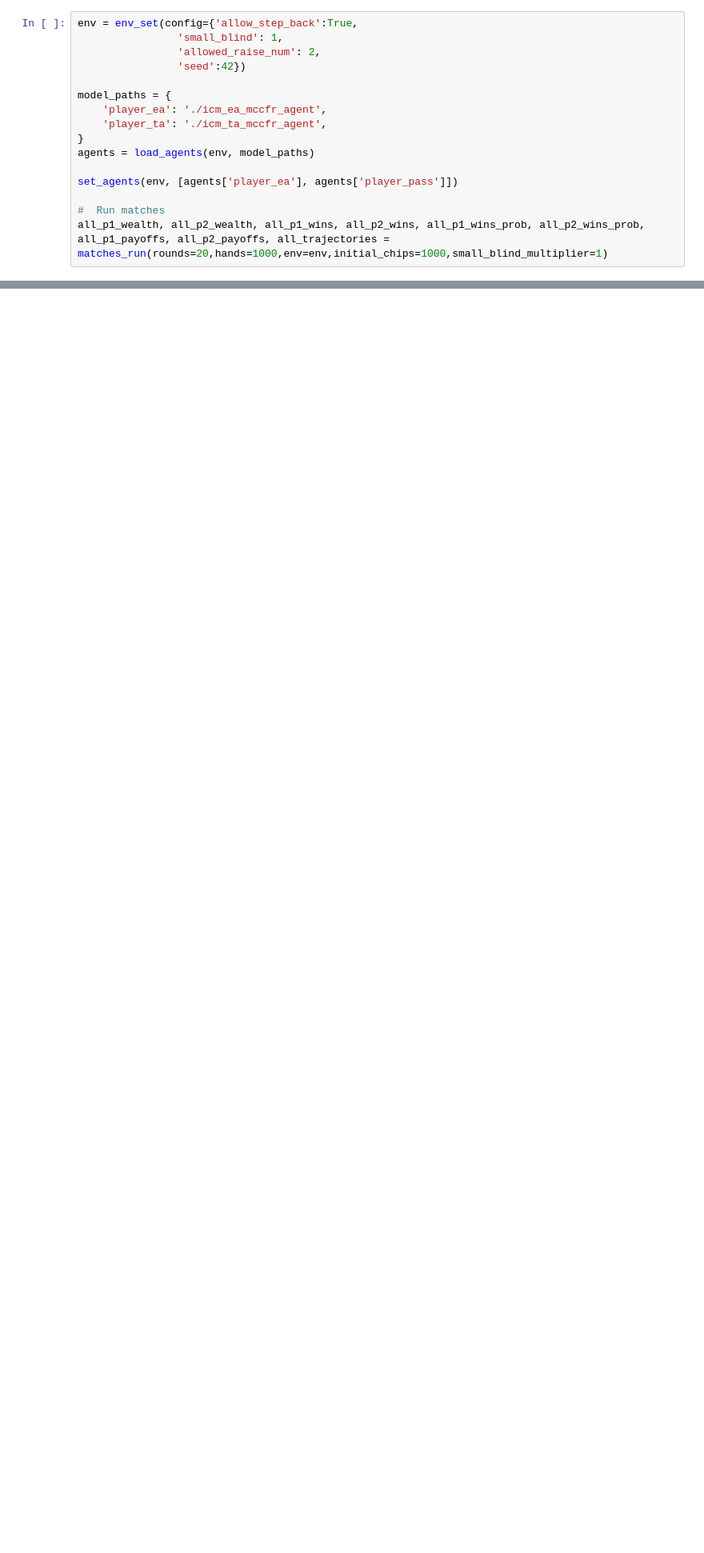
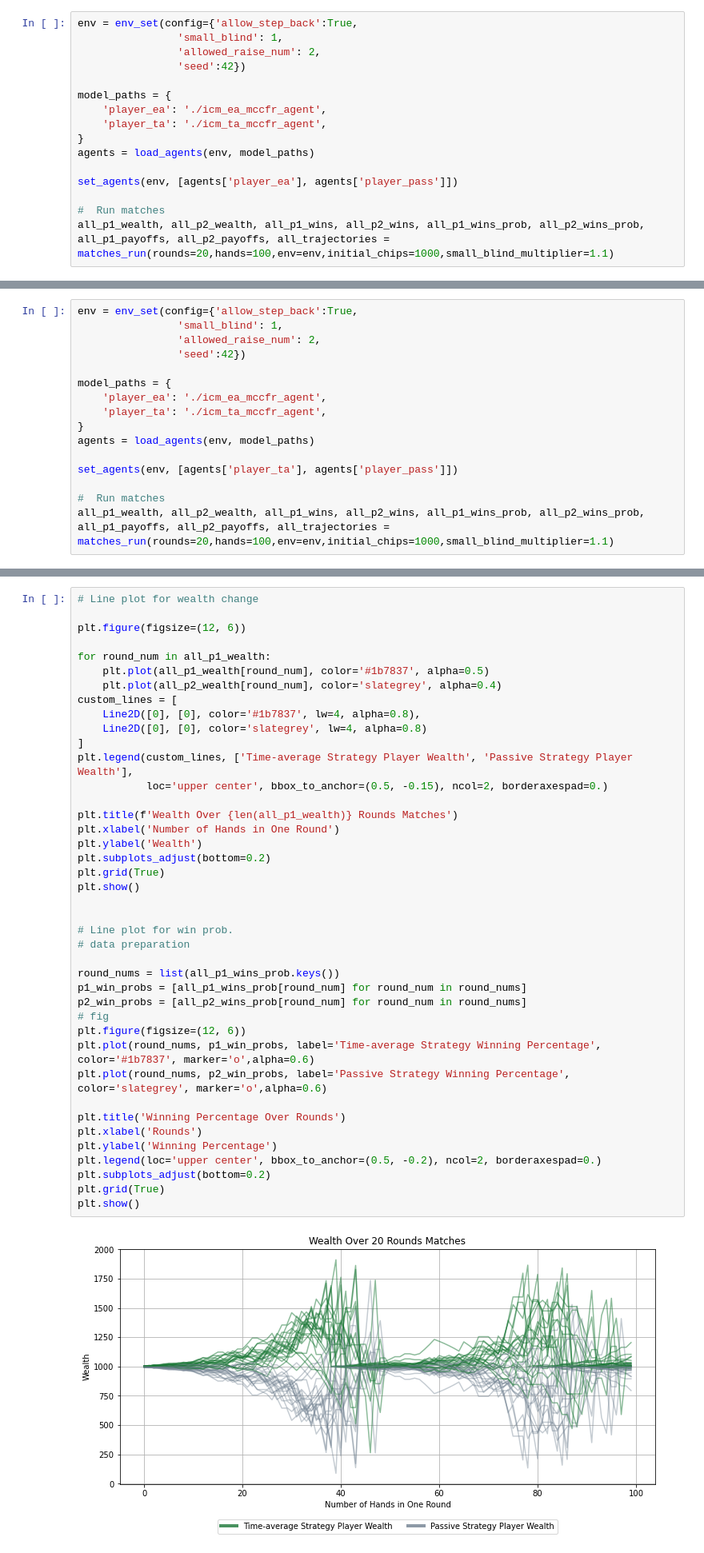
Before and after one commit to ysssishan/Ensemble_Optimal_GTO_Poker, a Jupyter notebook: ICM_Integrated/Matches_basic.ipynb, the cells around one changed output, grey strips where cells are left out. Shown at 80% size. Cells and saved outputs as stored; diff of their text form; blank space fills up the shorter version.

```diff
--- a/ICM_Integrated/Matches_basic.ipynb
+++ b/ICM_Integrated/Matches_basic.ipynb
@@ -369,7 +369,7 @@ agents = load_agents(env, model_paths)
 set_agents(env, [agents['player_ea'], agents['player_pass']])
 
 #  Run matches
-all_p1_wealth, all_p2_wealth, all_p1_wins, all_p2_wins, all_p1_wins_prob, all_p2_wins_prob, all_p1_payoffs, all_p2_payoffs, all_trajectories = matches_run(rounds=20,hands=1000,env=env,initial_chips=1000,small_blind_multiplier=1)
+all_p1_wealth, all_p2_wealth, all_p1_wins, all_p2_wins, all_p1_wins_prob, all_p2_wins_prob, all_p1_payoffs, all_p2_payoffs, all_trajectories = matches_run(rounds=20,hands=100,env=env,initial_chips=1000,small_blind_multiplier=1.1)
 # %% [output]
 >> Matches environment and game configures set.
 >> Agents loaded.
@@ -421,0 +422,16 @@ plt.show()
+# %%
+env = env_set(config={'allow_step_back':True,
+                'small_blind': 1,
+                'allowed_raise_num': 2,
+                'seed':42})
+
+model_paths = {
+    'player_ea': './icm_ea_mccfr_agent',
+    'player_ta': './icm_ta_mccfr_agent',
+}
+agents = load_agents(env, model_paths)
+
+set_agents(env, [agents['player_ta'], agents['player_pass']])
+
+#  Run matches
+all_p1_wealth, all_p2_wealth, all_p1_wins, all_p2_wins, all_p1_wins_prob, all_p2_wins_prob, all_p1_payoffs, all_p2_payoffs, all_trajectories = matches_run(rounds=20,hands=100,env=env,initial_chips=1000,small_blind_multiplier=1.1)
@@ -421,0 +443,43 @@ plt.show()
+# %%
+# Line plot for wealth change
+
+plt.figure(figsize=(12, 6))
+
+for round_num in all_p1_wealth:
+    plt.plot(all_p1_wealth[round_num], color='#1b7837', alpha=0.5)
+    plt.plot(all_p2_wealth[round_num], color='slategrey', alpha=0.4)
+custom_lines = [
+    Line2D([0], [0], color='#1b7837', lw=4, alpha=0.8),
+    Line2D([0], [0], color='slategrey', lw=4, alpha=0.8)
+]
+plt.legend(custom_lines, ['Time-average Strategy Player Wealth', 'Passive Strategy Player Wealth'],
+           loc='upper center', bbox_to_anchor=(0.5, -0.15), ncol=2, borderaxespad=0.)
+
+plt.title(f'Wealth Over {len(all_p1_wealth)} Rounds Matches')
+plt.xlabel('Number of Hands in One Round')
+plt.ylabel('Wealth')
+plt.subplots_adjust(bottom=0.2)
+plt.grid(True)
+plt.show()
+
+
+# Line plot for win prob.
+# data preparation
+
+round_nums = list(all_p1_wins_prob.keys())
+p1_win_probs = [all_p1_wins_prob[round_num] for round_num in round_nums]
+p2_win_probs = [all_p2_wins_prob[round_num] for round_num in round_nums]
+# fig
+plt.figure(figsize=(12, 6))
+plt.plot(round_nums, p1_win_probs, label='Time-average Strategy Winning Percentage', color='#1b7837', marker='o',alpha=0.6)
+plt.plot(round_nums, p2_win_probs, label='Passive Strategy Winning Percentage', color='slategrey', marker='o',alpha=0.6)
+
+plt.title('Winning Percentage Over Rounds')
+plt.xlabel('Rounds')
+plt.ylabel('Winning Percentage')
+plt.legend(loc='upper center', bbox_to_anchor=(0.5, -0.2), ncol=2, borderaxespad=0.)
+plt.subplots_adjust(bottom=0.2)
+plt.grid(True)
+plt.show()
+# %% [output]
+[figure, added]
```
Also changed, not shown: parts of 9 cells of this notebook, 30 other files.
